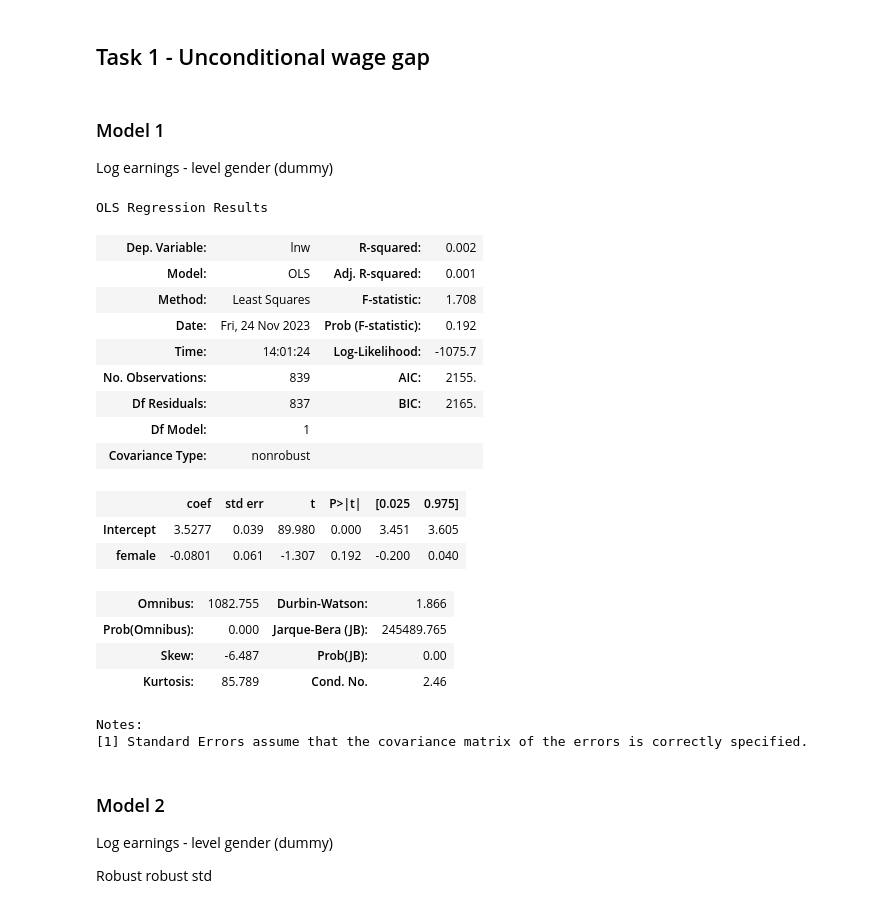
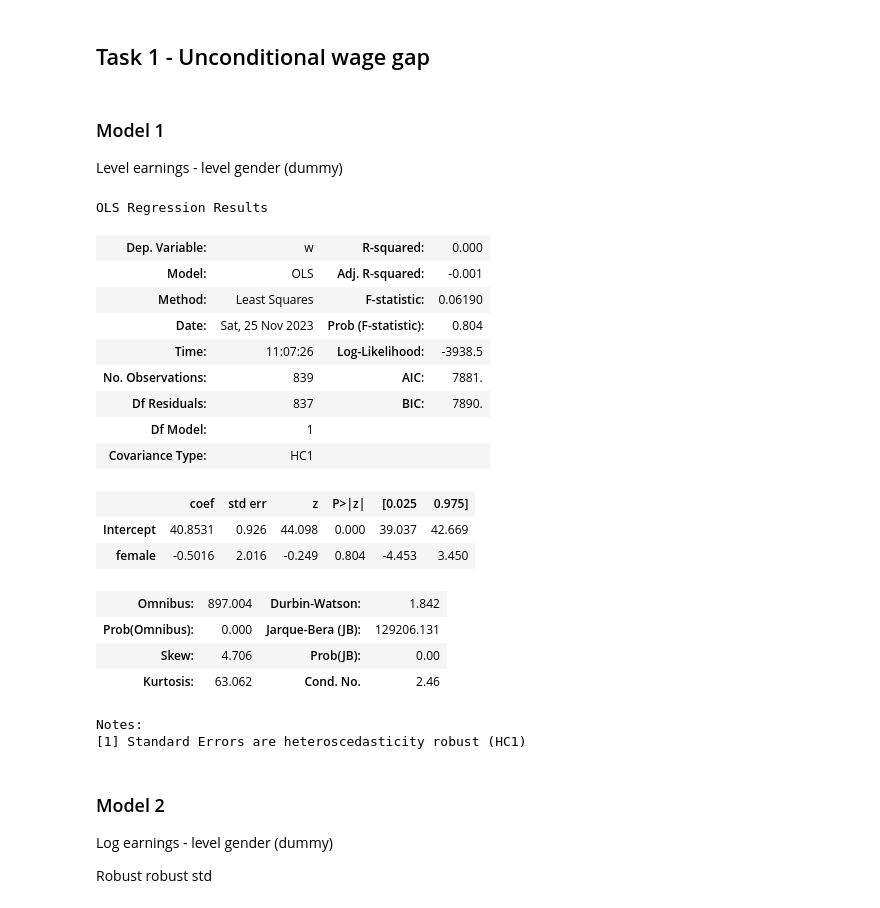
Before and after one commit to mateschieszler/DA2_2023, a Jupyter notebook: Assignment-1_code_final.ipynb, the cells around one changed output. Saved outputs shown, nothing was run; the diff lists cells and outputs as text; code cells hidden in the pictures.

Commit message:
Change Model 1

```diff
--- a/Assignment-1_code_final.ipynb
+++ b/Assignment-1_code_final.ipynb
@@ -40,7 +40,7 @@ sys.path.append(func)
 from py_helper_functions import *
 # %%
 # Import all data
-data_all = pd.read_csv("morg-2014-emp.csv")
+data_all = pd.read_csv("work-files/morg-2014-emp.csv")
 # %%
 data_all.head()
 # %% [output]
@@ -203,30 +203,30 @@ Name: female, dtype: int64
 # %% [markdown]
 ### Model 1
 
-Log earnings - level gender (dummy)
+Level earnings - level gender (dummy)
 # %%
-reg1 = smf.ols(formula="lnw~female", data=data).fit()
+reg1 = smf.ols(formula="w~female", data=data).fit(cov_type="HC1")
 reg1.summary()
 # %% [output]
 OLS Regression Results
-| Dep. Variable: | lnw | R-squared: | 0.002 |
-| Model: | OLS | Adj. R-squared: | 0.001 |
-| Method: | Least Squares | F-statistic: | 1.708 |
-| Date: | Fri, 24 Nov 2023 | Prob (F-statistic): | 0.192 |
-| Time: | 14:01:24 | Log-Likelihood: | -1075.7 |
-| No. Observations: | 839 | AIC: | 2155. |
-| Df Residuals: | 837 | BIC: | 2165. |
+| Dep. Variable: | w | R-squared: | 0.000 |
+| Model: | OLS | Adj. R-squared: | -0.001 |
+| Method: | Least Squares | F-statistic: | 0.06190 |
+| Date: | Sat, 25 Nov 2023 | Prob (F-statistic): | 0.804 |
+| Time: | 11:07:26 | Log-Likelihood: | -3938.5 |
+| No. Observations: | 839 | AIC: | 7881. |
+| Df Residuals: | 837 | BIC: | 7890. |
 | Df Model: | 1 |  |  |
-| Covariance Type: | nonrobust |  |  |
+| Covariance Type: | HC1 |  |  |
-|  | coef | std err | t | P>|t| | [0.025 | 0.975] |
-| Intercept | 3.5277 | 0.039 | 89.980 | 0.000 | 3.451 | 3.605 |
-| female | -0.0801 | 0.061 | -1.307 | 0.192 | -0.200 | 0.040 |
+|  | coef | std err | z | P>|z| | [0.025 | 0.975] |
+| Intercept | 40.8531 | 0.926 | 44.098 | 0.000 | 39.037 | 42.669 |
+| female | -0.5016 | 2.016 | -0.249 | 0.804 | -4.453 | 3.450 |
-| Omnibus: | 1082.755 | Durbin-Watson: | 1.866 |
-| Prob(Omnibus): | 0.000 | Jarque-Bera (JB): | 245489.765 |
-| Skew: | -6.487 | Prob(JB): | 0.00 |
-| Kurtosis: | 85.789 | Cond. No. | 2.46 |
+| Omnibus: | 897.004 | Durbin-Watson: | 1.842 |
+| Prob(Omnibus): | 0.000 | Jarque-Bera (JB): | 129206.131 |
+| Skew: | 4.706 | Prob(JB): | 0.00 |
+| Kurtosis: | 63.062 | Cond. No. | 2.46 |
 Notes:
-[1] Standard Errors assume that the covariance matrix of the errors is correctly specified.
+[1] Standard Errors are heteroscedasticity robust (HC1)
 # %% [markdown]
 ### Model 2
 
```
Also changed, not shown: parts of 5 cells of this notebook, 2 other files.
